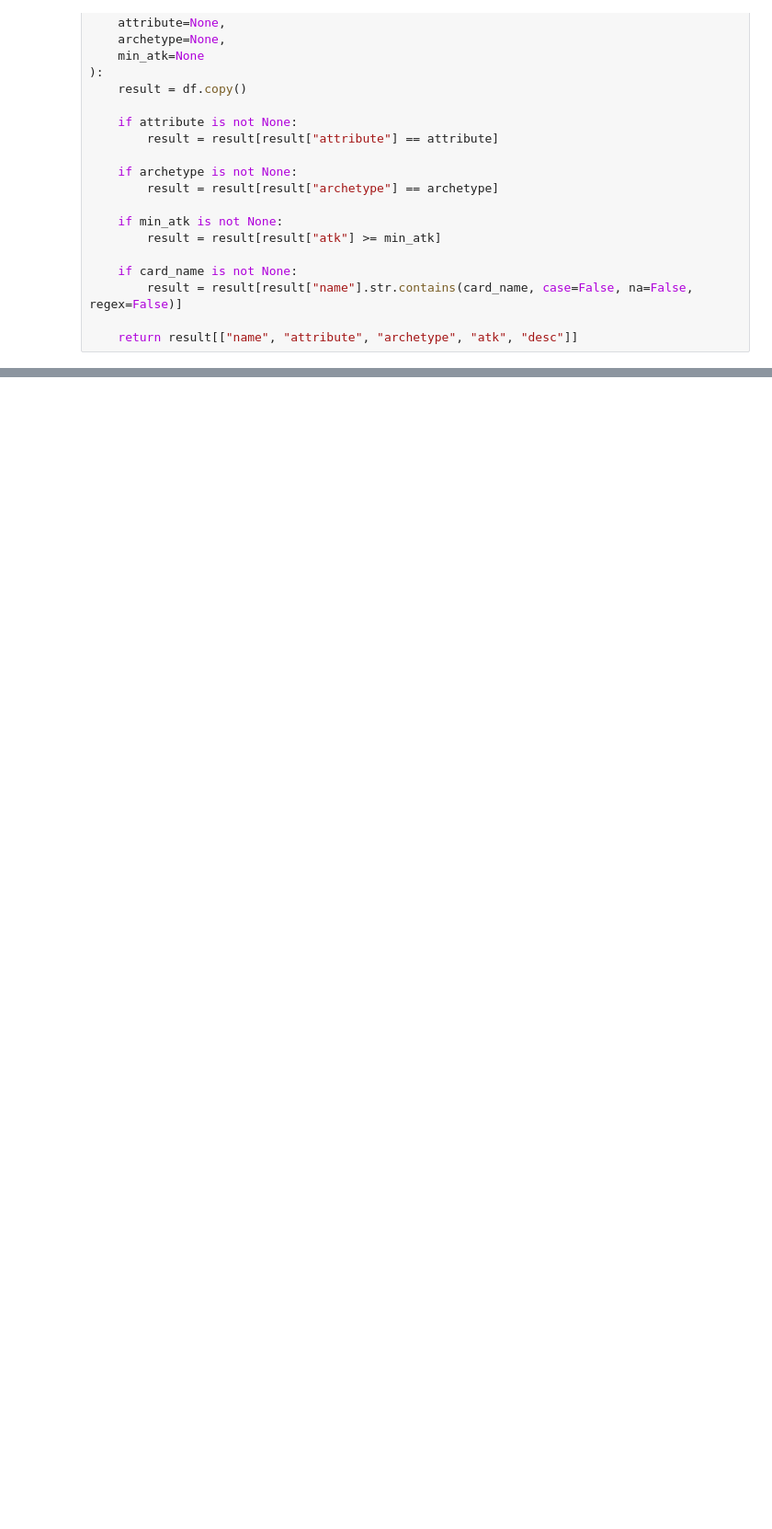
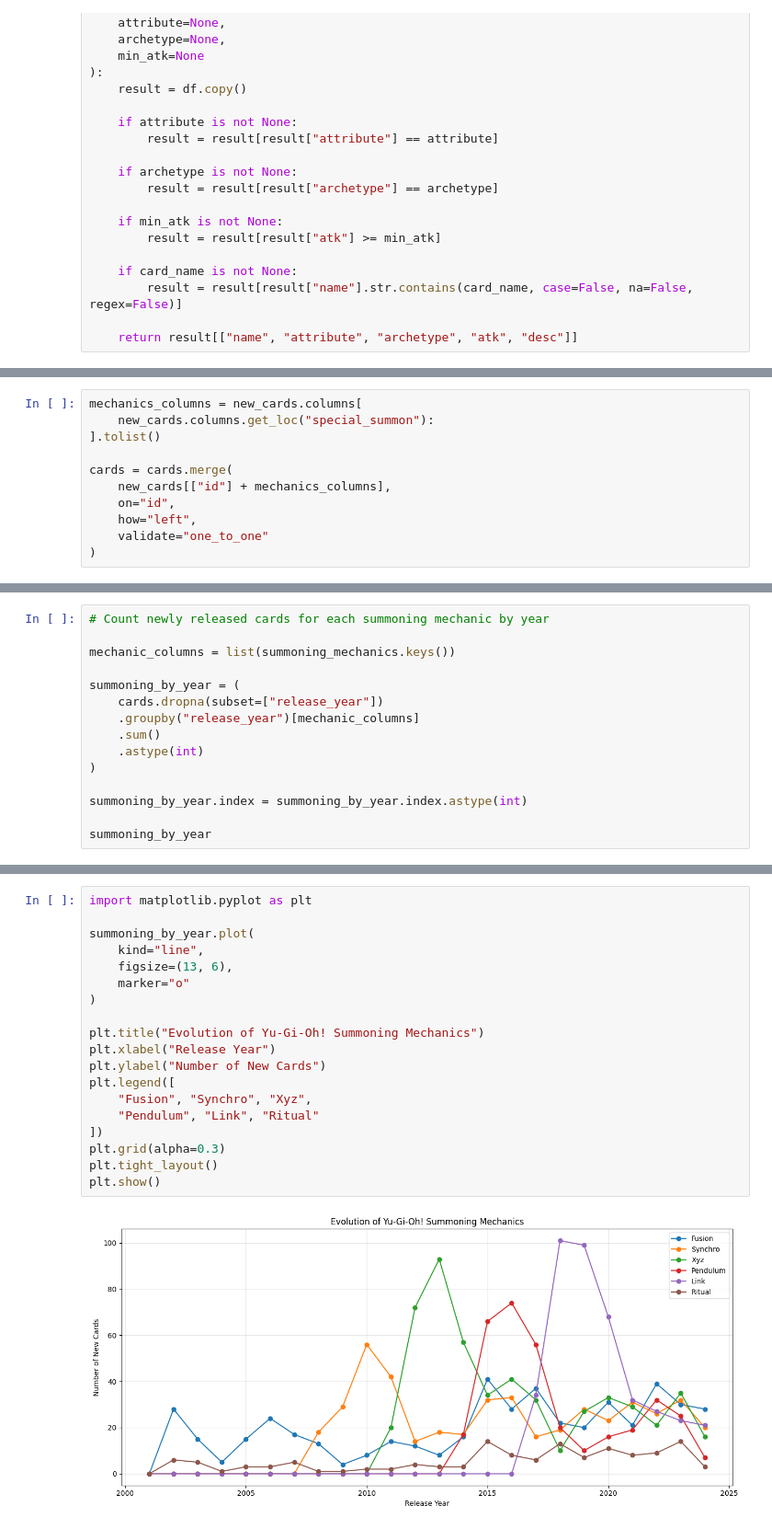
Before and after one commit to josephh2002kimm/625-Insight, a Jupyter notebook: confidential625.ipynb, the cells around one changed output, grey strips where cells are left out. Shown at 92% size. Cells and saved outputs as stored; diff of their text form; blank space fills up the shorter version.

```diff
--- a/confidential625.ipynb
+++ b/confidential625.ipynb
@@ -1822,0 +2909,11 @@ def combo_filter_cards(
+# %%
+mechanics_columns = new_cards.columns[
+    new_cards.columns.get_loc("special_summon"):
+].tolist()
+
+cards = cards.merge(
+    new_cards[["id"] + mechanics_columns],
+    on="id",
+    how="left",
+    validate="one_to_one"
+)
@@ -1822,0 +3824,15 @@ def combo_filter_cards(
+# %%
+# Count newly released cards for each summoning mechanic by year
+
+mechanic_columns = list(summoning_mechanics.keys())
+
+summoning_by_year = (
+    cards.dropna(subset=["release_year"])
+    .groupby("release_year")[mechanic_columns]
+    .sum()
+    .astype(int)
+)
+
+summoning_by_year.index = summoning_by_year.index.astype(int)
+
+summoning_by_year
@@ -1822,0 +3858,21 @@ def combo_filter_cards(
+# %%
+import matplotlib.pyplot as plt
+
+summoning_by_year.plot(
+    kind="line",
+    figsize=(13, 6),
+    marker="o"
+)
+
+plt.title("Evolution of Yu-Gi-Oh! Summoning Mechanics")
+plt.xlabel("Release Year")
+plt.ylabel("Number of New Cards")
+plt.legend([
+    "Fusion", "Synchro", "Xyz",
+    "Pendulum", "Link", "Ritual"
+])
+plt.grid(alpha=0.3)
+plt.tight_layout()
+plt.show()
+# %% [output]
+[figure, added]
```
Also changed, not shown: parts of 297 cells of this notebook, 8 other files.
